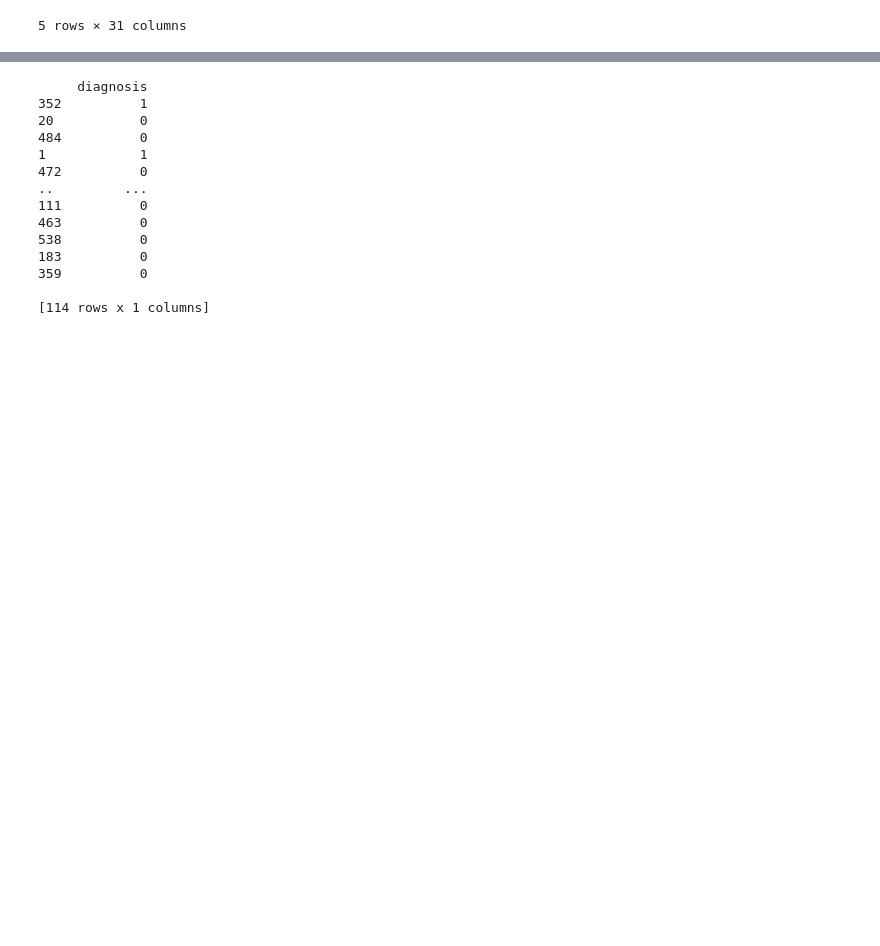
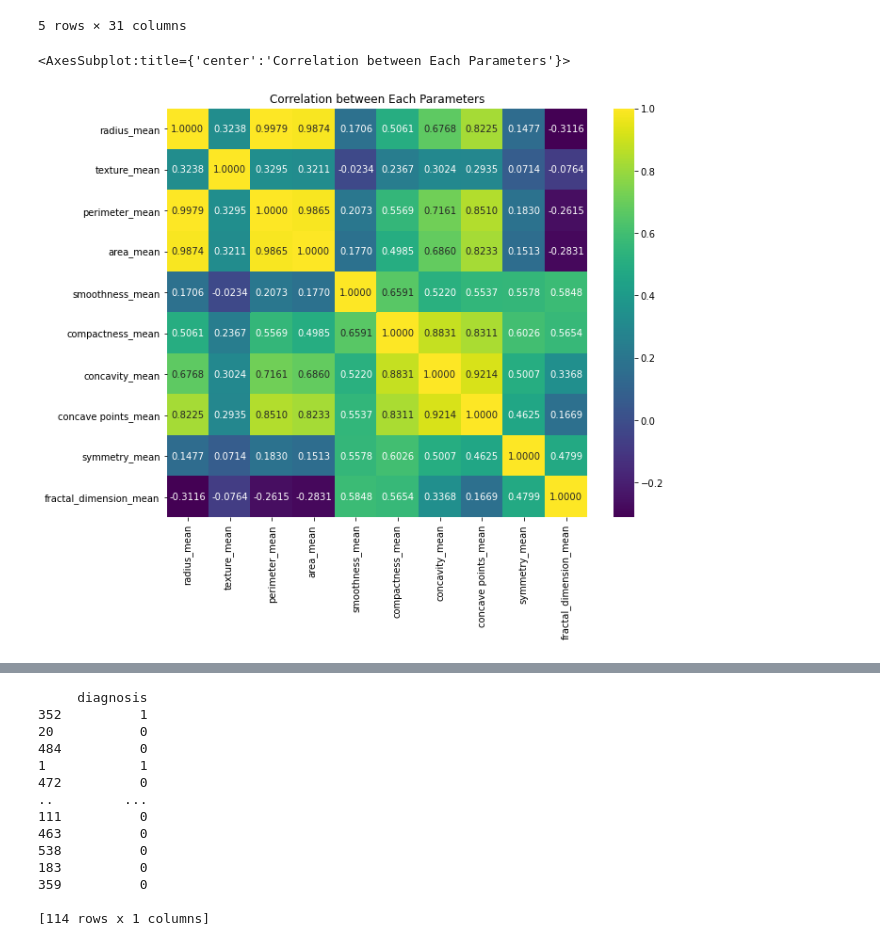
Before and after one commit to Breast-Cancer-Team/Final-Project, a Jupyter notebook: KNN_1.1.ipynb, the cells around one changed output, grey strips where cells are left out. Drawn from its saved outputs; the diff is of its cells as text; code cells hidden in the pictures; blank space fills up the shorter version.

Commit message:
Second commit_Correlation added

```diff
--- a/KNN_1.1.ipynb
+++ b/KNN_1.1.ipynb
@@ -67,3 +92,16 @@ data.head()
 | 3 | 1 | 11.42 | 20.38 | 77.58 | 386.1 | 0.14250 | 0.28390 | ... |
 | 4 | 1 | 20.29 | 14.34 | 135.10 | 1297.0 | 0.10030 | 0.13280 | ... |
 5 rows × 31 columns
+# %%
+means_data= list(data.columns[1:11])
+errors_data= list(data.columns[11:21])
+worsts_data= list(data.columns[21:])
+# %%
+import matplotlib.pyplot as plt
+corr = data[means_data].corr()
+plt.figure(figsize=(10,8))
+plt.title("Correlation between Each Parameters")
+sns.heatmap(corr,cbar=True, annot = True, fmt='.4f', xticklabels=means_data, yticklabels=means_data, cmap="viridis")
+# %% [output]
+<AxesSubplot:title={'center':'Correlation between Each Parameters'}>
+[figure, added]
```
Also changed, not shown: parts of 9 cells of this notebook.
